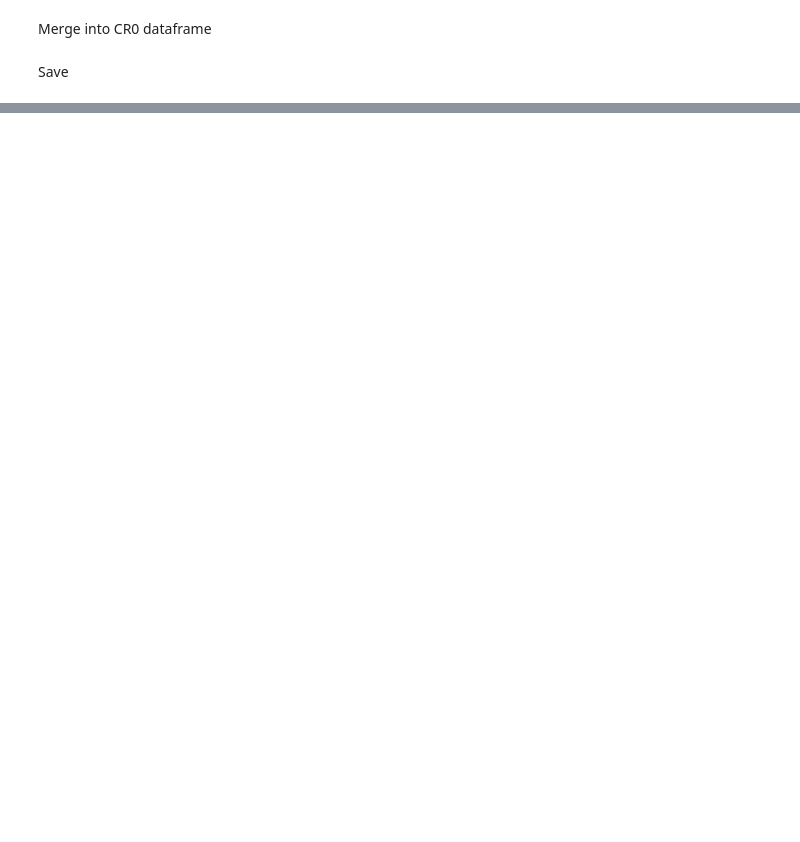
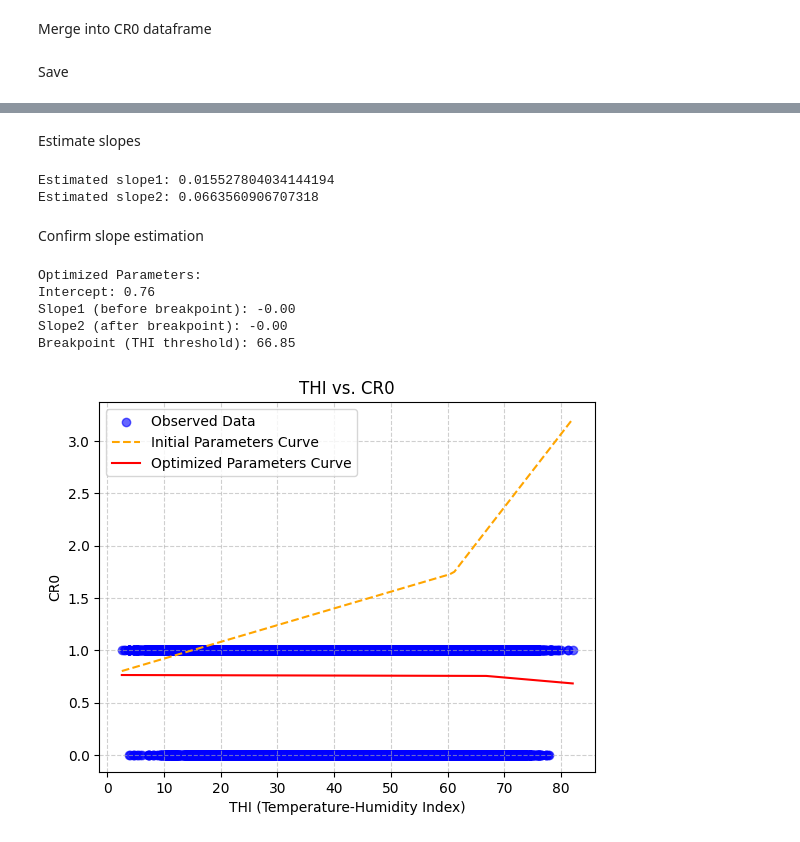
Before and after one commit to pgullstrand/Gigacow-tools, a Jupyter notebook: Projects/HeatStressEvaluation/DataPreprocessing/PrepCRThresholdAnalysis.ipynb, the cells around one changed output, grey strips where cells are left out. Cells and saved outputs as stored; diff of their text form; code cells hidden in the pictures; blank space fills up the shorter version.

Commit message:
OptimizedTHIestimation

```diff
--- a/Projects/HeatStressEvaluation/DataPreprocessing/PrepCRThresholdAnalysis.ipynb
+++ b/Projects/HeatStressEvaluation/DataPreprocessing/PrepCRThresholdAnalysis.ipynb
@@ -253,0 +390,73 @@ df.to_csv("../Data/CR_W_MY.csv", index=False)
+# %% [markdown]
+Estimate slopes
+# %%
+# Define the breakpoint
+breakpoint = 67
+
+# Calculate slope1 (THI < breakpoint)
+pre_break = df[df['MeanTHI_adj'] < breakpoint]
+slope1 = (pre_break['CR0'].max() - pre_break['CR0'].min()) / \
+         (pre_break['MeanTHI_adj'].max() - pre_break['MeanTHI_adj'].min())
+
+# Calculate slope2 (THI >= breakpoint)
+post_break = df[df['MeanTHI_adj'] >= breakpoint]
+slope2 = (post_break['CR0'].max() - post_break['CR0'].min()) / \
+         (post_break['MeanTHI_adj'].max() - post_break['MeanTHI_adj'].min())
+
+print(f"Estimated slope1: {slope1}")
+print(f"Estimated slope2: {slope2}")
+# %% [output]
+Estimated slope1: 0.015527804034144194
+Estimated slope2: 0.0663560906707318
+# %% [markdown]
+Confirm slope estimation
+# %%
+# Define the piecewise linear function
+def piecewise_linear(thi, intercept, slope1, slope2, breakpoint):
+    return np.where(thi < breakpoint,
+                    intercept + slope1 * thi,
+                    intercept + slope1 * breakpoint + slope2 * (thi - breakpoint))
+
+# Define initial parameters
+p0 = [0.76, 0.016, 0.07, 61]  # Example initial parameters: intercept, slope1, slope2, breakpoint
+
+# Fit the model
+popt, _ = curve_fit(piecewise_linear, df['MeanTHI_adj'], df['CR0'], p0=p0)
+
+# Output optimized parameters
+print("Optimized Parameters:")
+print(f"Intercept: {popt[0]:.2f}")
+print(f"Slope1 (before breakpoint): {popt[1]:.2f}")
+print(f"Slope2 (after breakpoint): {popt[2]:.2f}")
+print(f"Breakpoint (THI threshold): {popt[3]:.2f}")
+
+# Generate THI values for the plot
+thi_values = np.linspace(df['MeanTHI_adj'].min(), df['MeanTHI_adj'].max(), 100)
+
+# Compute predictions using initial and optimized parameters
+initial_curve = piecewise_linear(thi_values, *p0)
+optimized_curve = piecewise_linear(thi_values, *popt)
+
+# Plot observed data
+plt.scatter(df['MeanTHI_adj'], df['CR0'], alpha=0.6, label='Observed Data', color='blue')
+
+# Plot initial parameter curve
+plt.plot(thi_values, initial_curve, color='orange', linestyle='--', label='Initial Parameters Curve')
+
+# Plot optimized parameter curve
+plt.plot(thi_values, optimized_curve, color='red', label='Optimized Parameters Curve')
+
+# Add labels and legend
+plt.title('THI vs. CR0')
+plt.xlabel('THI (Temperature-Humidity Index)')
+plt.ylabel('CR0')
+plt.legend()
+plt.grid(True, linestyle='--', alpha=0.6)
+plt.show()
+# %% [output]
+Optimized Parameters:
+Intercept: 0.76
+Slope1 (before breakpoint): -0.00
+Slope2 (after breakpoint): -0.00
+Breakpoint (THI threshold): 66.85
+[figure, added]
```
Also changed, not shown: parts of 33 cells of this notebook.
